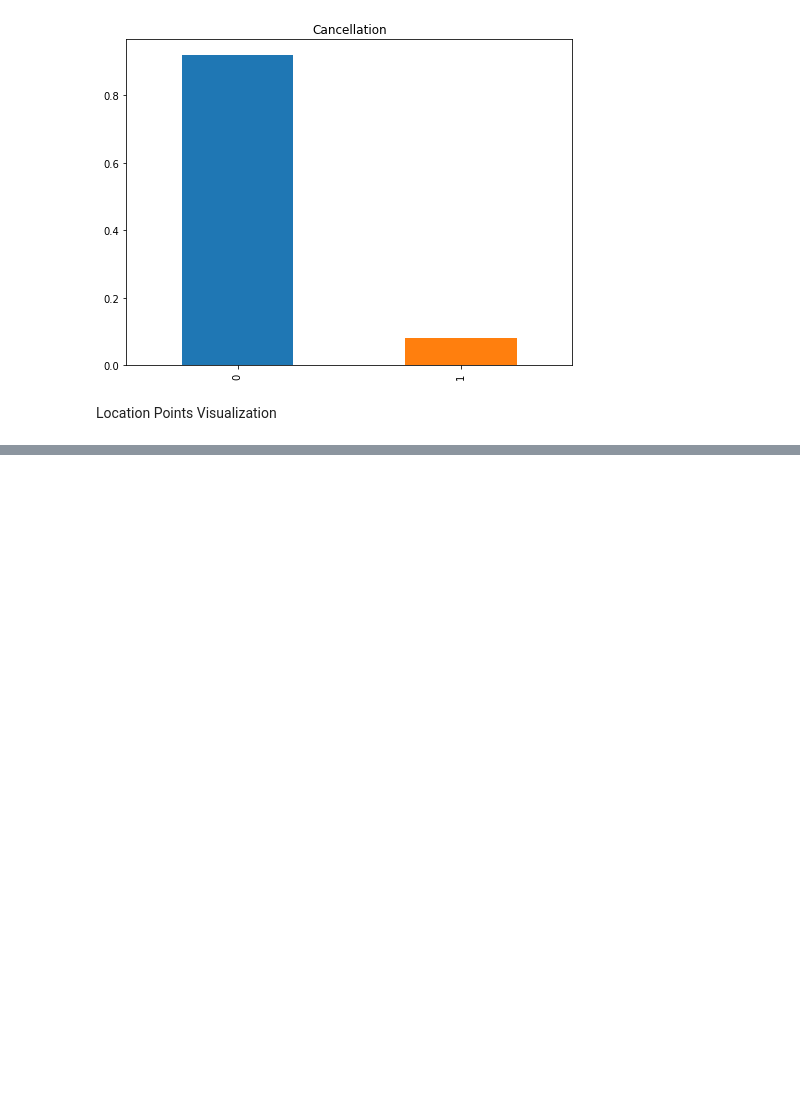
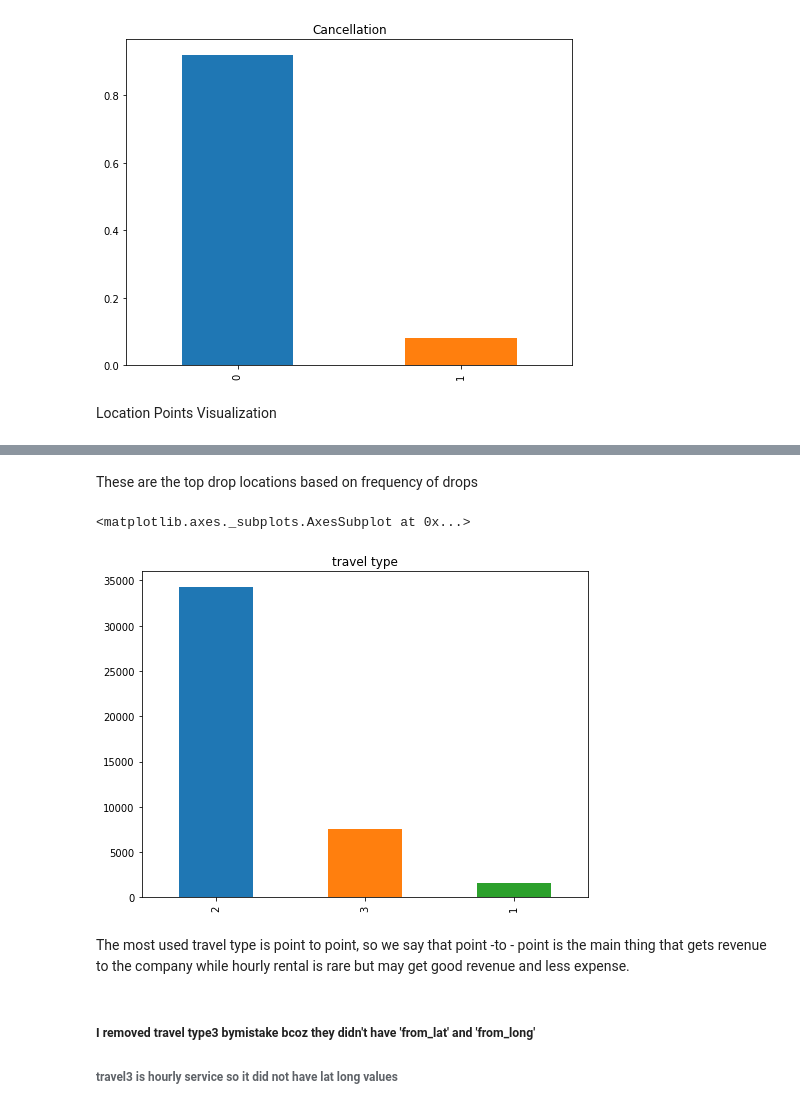
Before and after one commit to SwatiModi/XRides-Cab_Services, a Jupyter notebook: Exploration_and_Demand_forecasting.ipynb, the cells around one changed output, grey strips where cells are left out. Drawn from its saved outputs; the diff is of its cells as text; code cells hidden in the pictures; blank space fills up the shorter version.

```diff
--- a/Exploration_and_Demand_forecasting.ipynb
+++ b/Exploration_and_Demand_forecasting.ipynb
@@ -232,0 +286,12 @@ m
+# %% [markdown]
+These are the top drop locations based on frequency of drops
+# %%
+df['travel_type_id'].value_counts().plot.bar(figsize=(8,6), title= 'travel type')
+# %% [output]
+<matplotlib.axes._subplots.AxesSubplot at 0x...>
+[figure, added]
+# %% [markdown]
+The most used travel type is point to point, so we say that point -to - point is the main thing that gets revenue to the company while hourly rental is rare but may get good revenue and less expense.
+# %% [markdown]
+##### I removed travel type3 bymistake bcoz they didn't have 'from_lat' and 'from_long'
+###### travel3 is hourly service so it did not have lat long values
```
Also changed, not shown: parts of 23 cells of this notebook.
